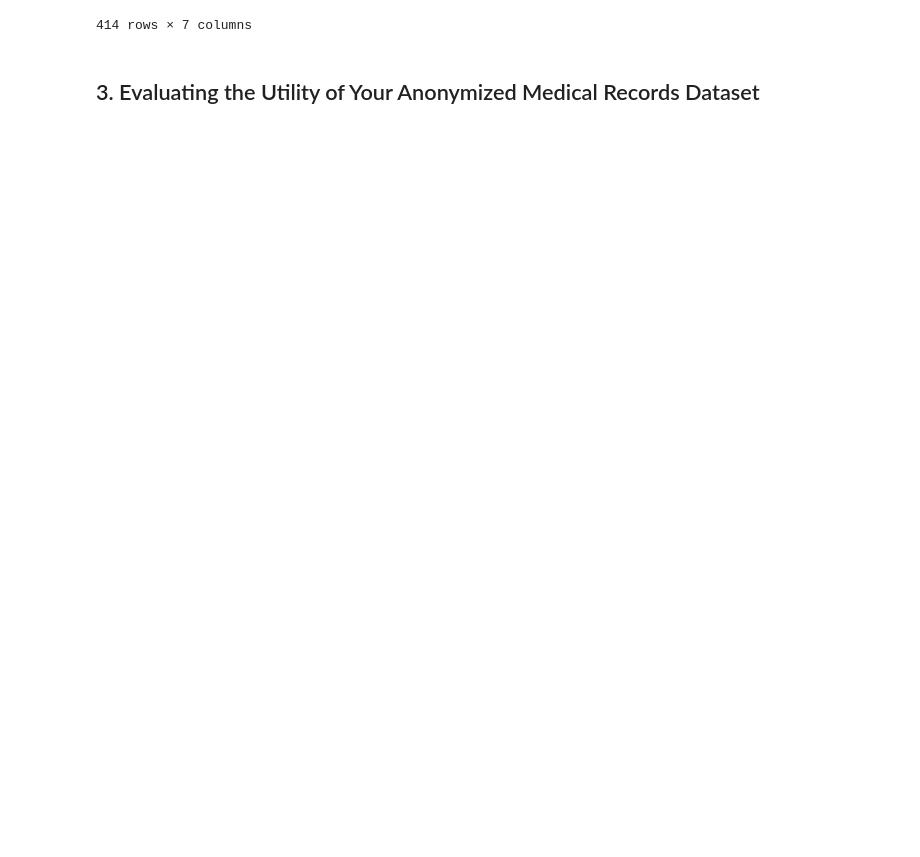
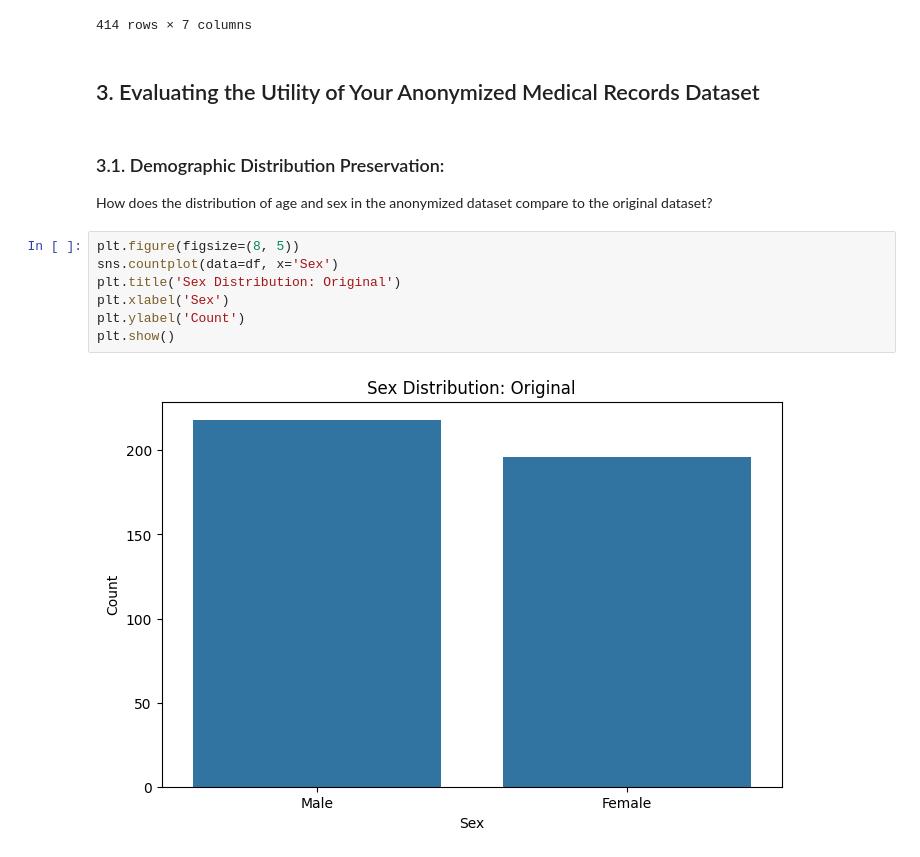
Before and after one commit to XIAxuanzheFrancis/Anonymization-de-donn-es-Medicales, a Jupyter notebook: Anonymization.ipynb, the cells around one changed output. Saved outputs shown, nothing was run; the diff lists cells and outputs as text; blank space fills up the shorter version.

Commit message:
Demographic Distribution Preservation + Disease Prevalence Over Time + Testing Frequency Analysis

```diff
--- a/Anonymization.ipynb
+++ b/Anonymization.ipynb
@@ -320,3 +343,16 @@ df_Anonymization_1
 414 rows × 7 columns
 # %% [markdown]
 ## 3. Evaluating the Utility of Your Anonymized Medical Records Dataset
+# %% [markdown]
+### 3.1. Demographic Distribution Preservation:
+
+How does the distribution of age and sex in the anonymized dataset compare to the original dataset?
+# %%
+plt.figure(figsize=(8, 5))
+sns.countplot(data=df, x='Sex')
+plt.title('Sex Distribution: Original')
+plt.xlabel('Sex')
+plt.ylabel('Count')
+plt.show()
+# %% [output]
+[figure, added]
```
Also changed, not shown: parts of 21 cells of this notebook.
